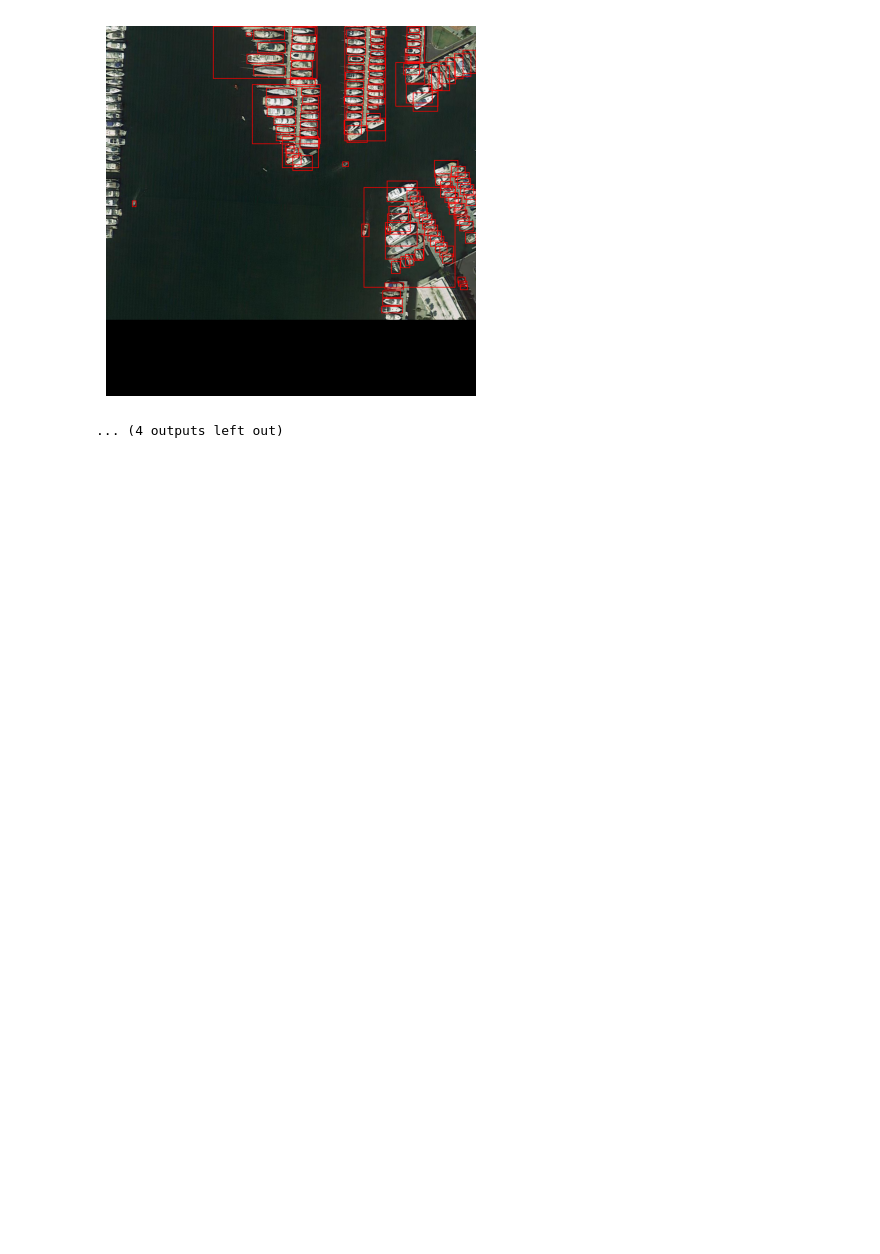
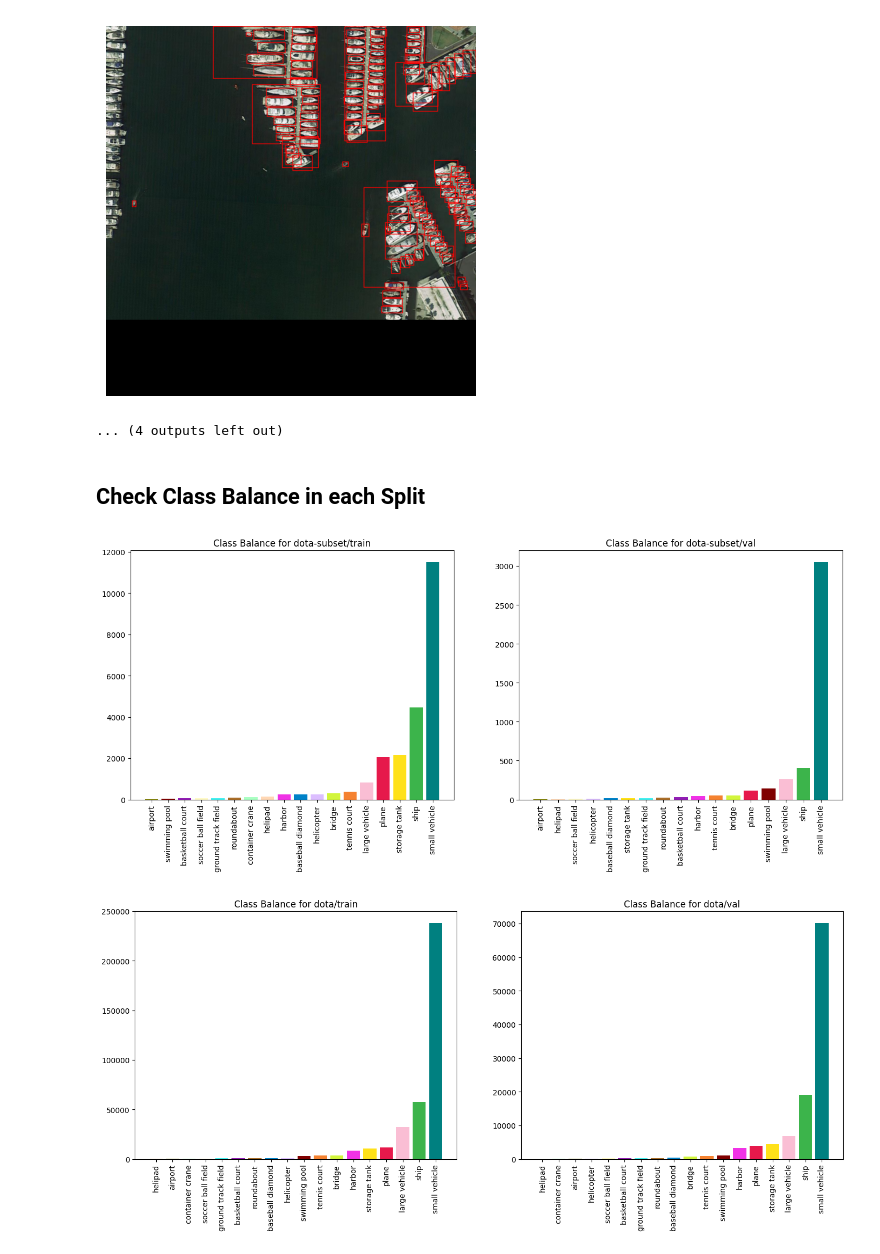
Before and after one commit to Siedrid/DOTA-Net, a Jupyter notebook: code/01-DOTA_explore_Dataset.ipynb, the cells around one changed output. Drawn from its saved outputs; the diff is of its cells as text; code cells hidden in the pictures; blank space fills up the shorter version.

```diff
--- a/code/01-DOTA_explore_Dataset.ipynb
+++ b/code/01-DOTA_explore_Dataset.ipynb
@@ -152,3 +152,14 @@ for i, (images, targets) in enumerate(data_loader):
 ---Inspecting sample 2 of batch 2---
 [figure]
 ... (4 outputs left out)
+# %% [markdown]
+## Check Class Balance in each Split
+# %%
+from utils.visualization import plot_class_freq
+
+splits = ['train', 'val']
+plot_class_freq(splits, "dota-subset")
+plot_class_freq(splits, "dota")
+# %% [output]
+[figure, added]
+[figure, added]
```
Also changed, not shown: 1 other file.
